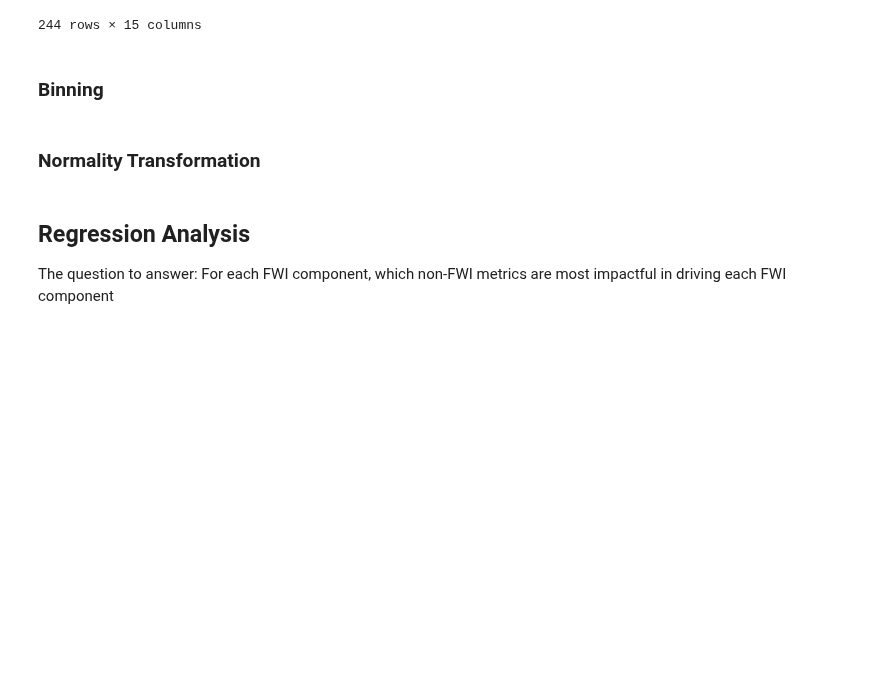
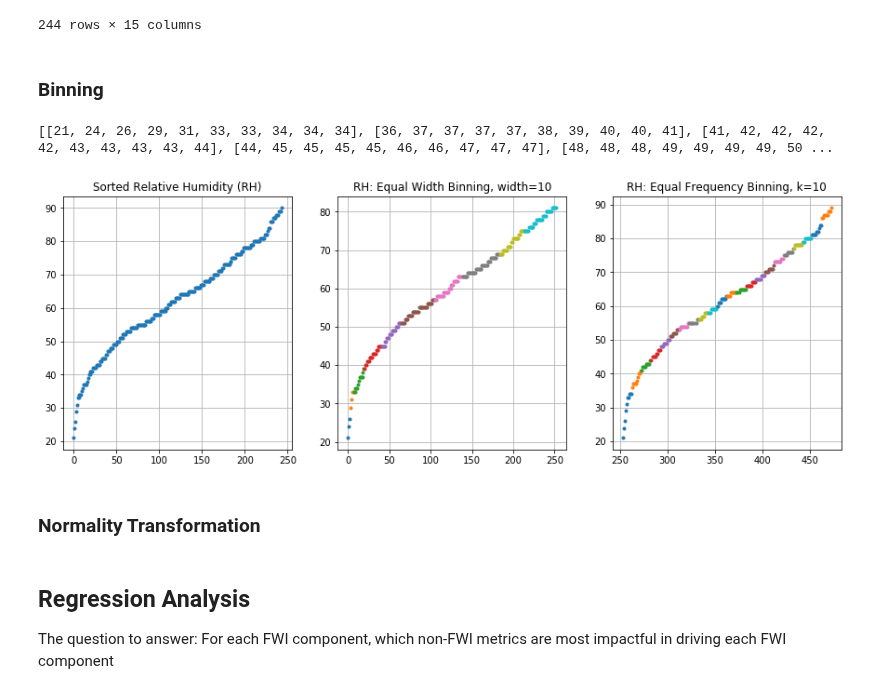
Before and after one commit to dougbrn/Towson, a Jupyter notebook: COSC757/assignment1/hw1.ipynb, the cells around one changed output. Drawn from its saved outputs; the diff is of its cells as text; code cells hidden in the pictures; blank space fills up the shorter version.

Commit message:
binning

```diff
--- a/COSC757/assignment1/hw1.ipynb
+++ b/COSC757/assignment1/hw1.ipynb
@@ -211,3 +244,32 @@ zscore_df
+# %%
+#Part 2: Binning
+
+#Equal Width Binning
+
+fig, ax = plt.subplots(1,3,figsize=(15,5))
+
+ax[0].plot(np.sort(fire_df['RH']),'.')
+ax[0].set_title("Sorted Relative Humidity (RH)")
+ax[0].grid()
+
+ax[1].set_title("RH: Equal Width Binning, width=10")
+eqwidth = equiwidth(np.sort(fire_df['RH']),10)
+count=0
+for eqbin in eqwidth:
+    idx = np.arange(count,count+len(eqbin),1)
+    count+=len(eqbin)
+    ax[1].plot(idx, eqbin,'.')
+ax[1].grid()
+ax[2].set_title("RH: Equal Frequency Binning, k=10")
+eqfreq = equifreq(np.sort(fire_df['RH']),10)
+for eqbin in eqfreq:
+    idx = np.arange(count,count+len(eqbin),1)
+    count+=len(eqbin)
+    ax[2].plot(idx, eqbin,'.')
+ax[2].grid()
+# %% [output]
+[[21, 24, 26, 29, 31, 33, 33, 34, 34, 34], [36, 37, 37, 37, 37, 38, 39, 40, 40, 41], [41, 42, 42, 42, 42, 43, 43, 43, 43, 44], [44, 45, 45, 45, 45, 46, 46, 47, 47, 47], [48, 48, 48, 49, 49, 49, 49, 50 ...
+[figure, added]
 # %% [markdown]
 ### Normality Transformation
 # %% [markdown]
```
Also changed, not shown: parts of 2 cells of this notebook.
